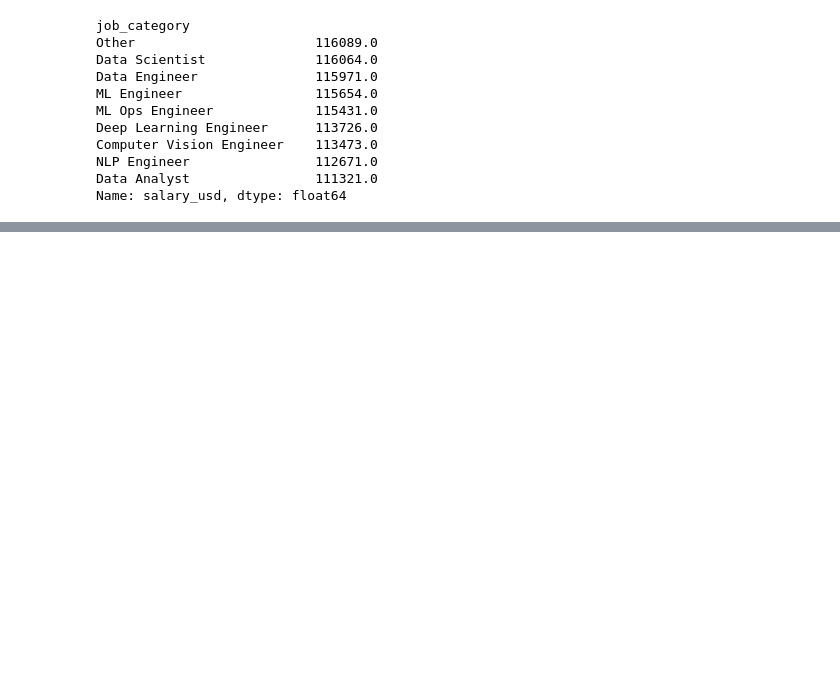
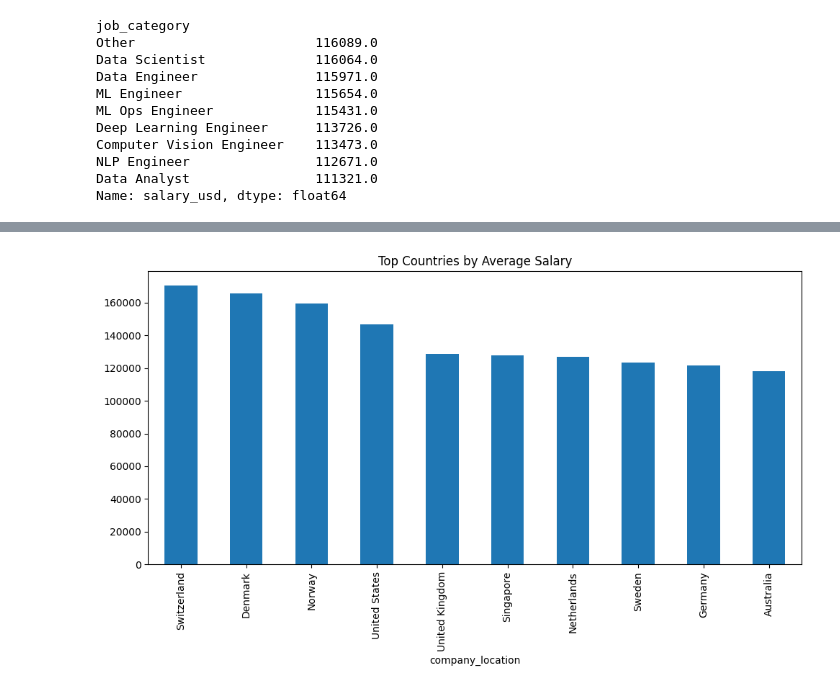
Before and after one commit to gima2003/ai-interview-job-market-platform, a Jupyter notebook: job-market-engine/notebooks/04_salary_prediction.ipynb, the cells around one changed output, grey strips where cells are left out. Cells and saved outputs as stored; diff of their text form; code cells hidden in the pictures; blank space fills up the shorter version.

```diff
--- a/job-market-engine/notebooks/04_salary_prediction.ipynb
+++ b/job-market-engine/notebooks/04_salary_prediction.ipynb
@@ -74,0 +89,9 @@ salary_by_role.to_csv(
+# %%
+country_salary = (
+    df.groupby("company_location")["salary_usd"]
+    .mean()
+    .sort_values(ascending=False)
+    .head(10)
+)
+
+country_salary
@@ -74,0 +111,17 @@ salary_by_role.to_csv(
+# %%
+country_salary.plot(
+    kind="bar",
+    figsize=(10,6)
+)
+
+plt.title("Top Countries by Average Salary")
+
+plt.tight_layout()
+
+plt.savefig(
+    "../outputs/salary_by_country.png"
+)
+
+plt.show()
+# %% [output]
+[figure, added]
```
Also changed, not shown: parts of 3 cells of this notebook, 5 other files.
